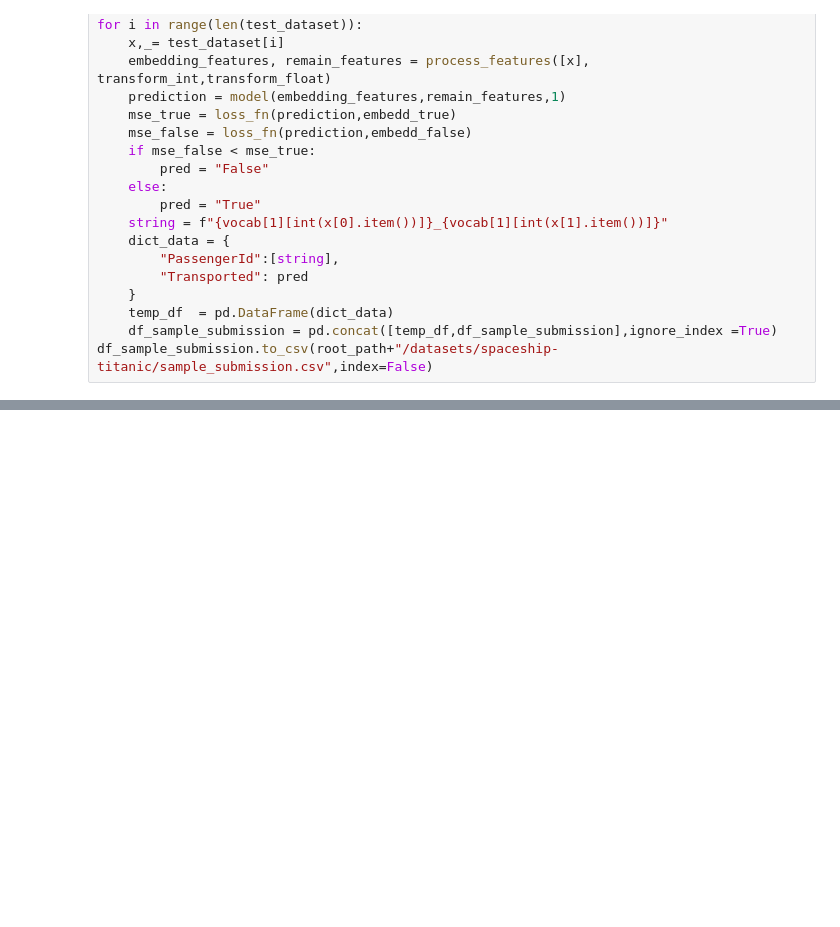
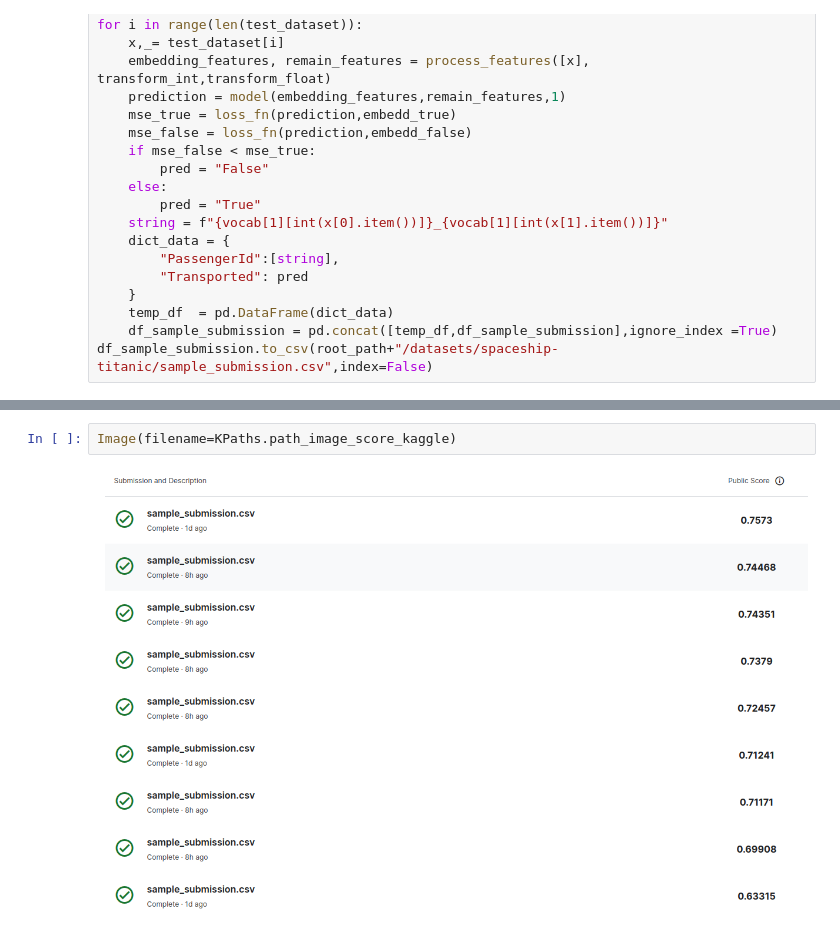
Before and after one commit to Fabio-Trindade/Eng-Aprendizado-M-quina, a Jupyter notebook: src/notebooks/3869-Fabio-TP1.ipynb, the cells around one changed output, grey strips where cells are left out. Cells and saved outputs as stored; diff of their text form; blank space fills up the shorter version.

Commit message:
fix(*): image bug

```diff
--- a/src/notebooks/3869-Fabio-TP1.ipynb
+++ b/src/notebooks/3869-Fabio-TP1.ipynb
@@ -475,0 +475,4 @@ Foram realizados variações nos hyperparâmetros com o objetivo de aumentar a p
+# %%
+Image(filename=KPaths.path_image_score_kaggle)
+# %% [output]
+[figure, added]
```
Also changed, not shown: parts of 3 cells of this notebook, 1 other file.
